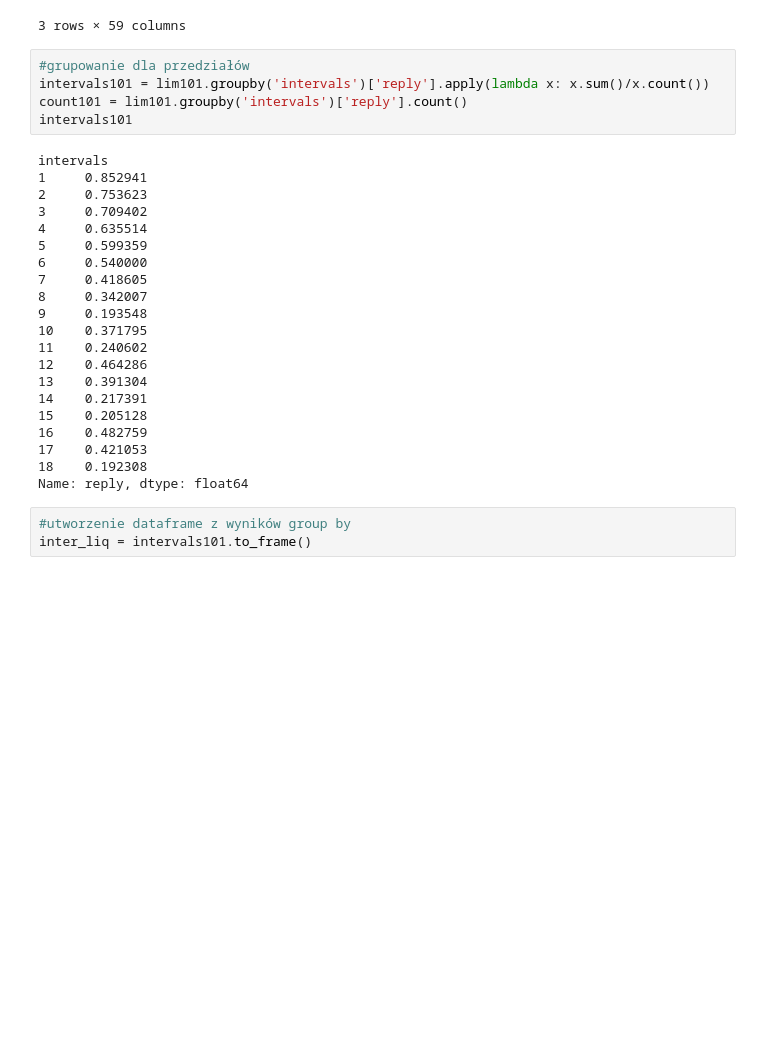
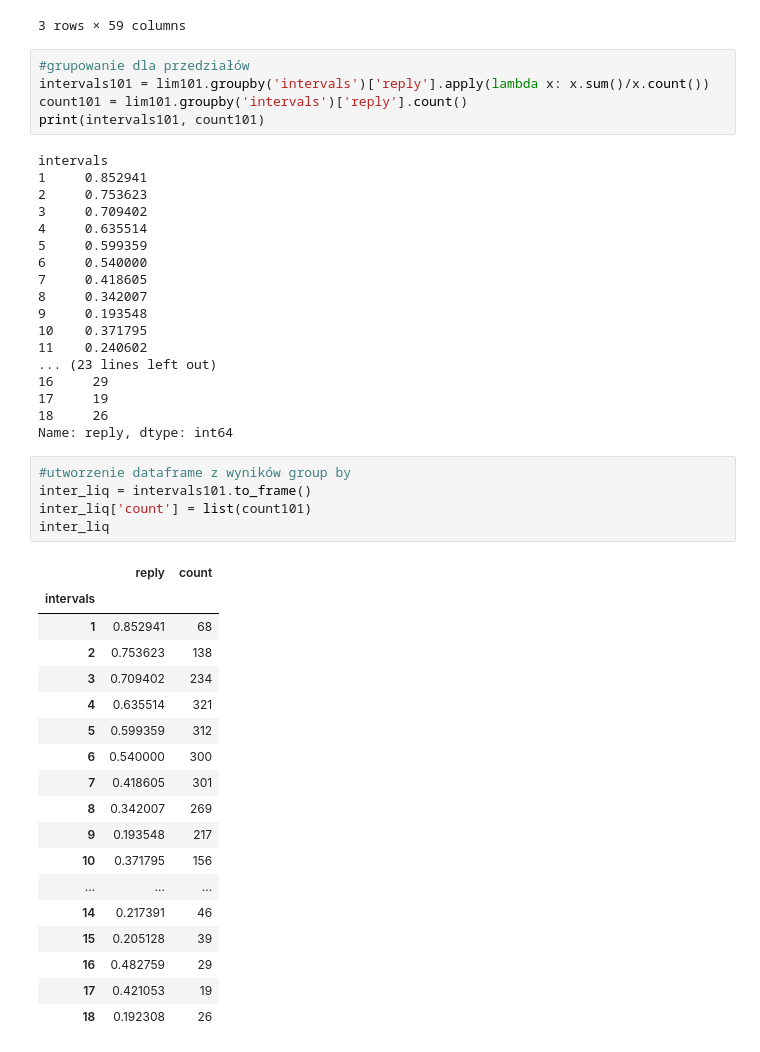
Before and after one commit to agnieszkajaniak/olx, a Jupyter notebook: Zadanie rekrutacyjne Otodom Product Analyst.ipynb, the cells around one changed output. Cells and saved outputs as stored; diff of their text form; blank space fills up the shorter version.

```diff
--- a/Zadanie rekrutacyjne Otodom Product Analyst.ipynb
+++ b/Zadanie rekrutacyjne Otodom Product Analyst.ipynb
@@ -524,7 +541,7 @@ lim101[0:3]
 #grupowanie dla przedziałów
 intervals101 = lim101.groupby('intervals')['reply'].apply(lambda x: x.sum()/x.count())
 count101 = lim101.groupby('intervals')['reply'].count()
-intervals101
+print(intervals101, count101)
 # %% [output]
 intervals
 1     0.852941
@@ -538,17 +555,35 @@ intervals
 9     0.193548
 10    0.371795
 11    0.240602
-12    0.464286
-13    0.391304
-14    0.217391
-15    0.205128
-16    0.482759
-17    0.421053
-18    0.192308
-Name: reply, dtype: float64
+... (23 lines left out)
+16     29
+17     19
+18     26
+Name: reply, dtype: int64
 # %%
 #utworzenie dataframe z wyników group by
 inter_liq = intervals101.to_frame()
+inter_liq['count'] = list(count101)
+inter_liq
+# %% [output]
+|  | reply | count |
+| intervals |  |  |
+| 1 | 0.852941 | 68 |
+| 2 | 0.753623 | 138 |
+| 3 | 0.709402 | 234 |
+| 4 | 0.635514 | 321 |
+| 5 | 0.599359 | 312 |
+| 6 | 0.540000 | 300 |
+| 7 | 0.418605 | 301 |
+| 8 | 0.342007 | 269 |
+| 9 | 0.193548 | 217 |
+| 10 | 0.371795 | 156 |
+| ... | ... | ... |
+| 14 | 0.217391 | 46 |
+| 15 | 0.205128 | 39 |
+| 16 | 0.482759 | 29 |
+| 17 | 0.421053 | 19 |
+| 18 | 0.192308 | 26 |
 # %%
 inter_liq['labels'] = ''
 for i in range(len(inter_liq)):
```
Also changed, not shown: parts of 27 cells of this notebook, 4 other files.
